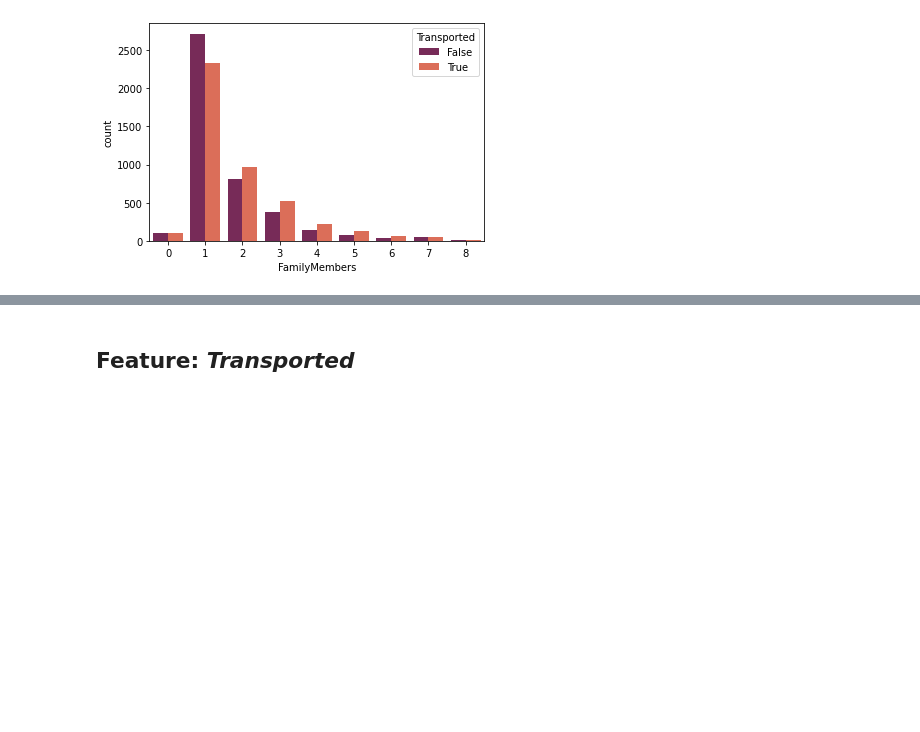
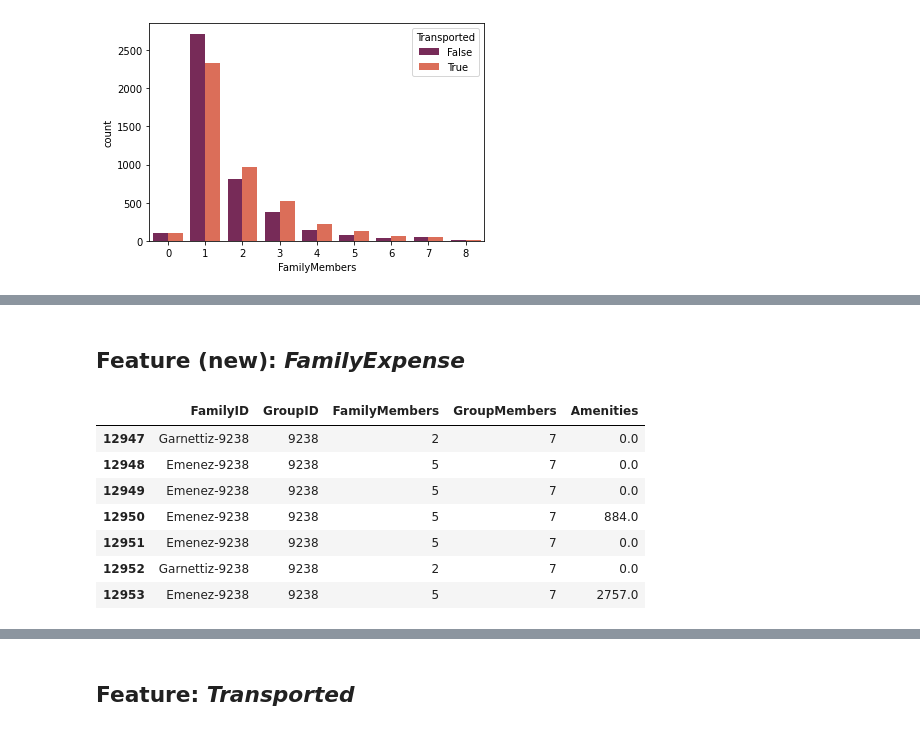
Before and after one commit to pdenieves/github-slideshow, a Jupyter notebook: feature-engineering-xgbclassifier.ipynb, the cells around one changed output, grey strips where cells are left out. Saved outputs shown, nothing was run; the diff lists cells and outputs as text; code cells hidden in the pictures; blank space fills up the shorter version.

```diff
--- a/feature-engineering-xgbclassifier.ipynb
+++ b/feature-engineering-xgbclassifier.ipynb
@@ -897,0 +916,16 @@ sns.countplot(x='FamilyMembers', hue='Transported', palette='rocket',
+# %% [markdown]
+## Feature (new): *FamilyExpense*
+# %%
+# I see than the family expense is made by only one of the members (in general).
+combi_2[['FamilyID', 'GroupID', 'FamilyMembers', 'GroupMembers', 'Amenities']] \
+    [(combi_2['GroupID'] == '9238')] \
+    .sort_values('GroupID', ascending=False)
+# %% [output]
+|  | FamilyID | GroupID | FamilyMembers | GroupMembers | Amenities |
+| 12947 | Garnettiz-9238 | 9238 | 2 | 7 | 0.0 |
+| 12948 | Emenez-9238 | 9238 | 5 | 7 | 0.0 |
+| 12949 | Emenez-9238 | 9238 | 5 | 7 | 0.0 |
+| 12950 | Emenez-9238 | 9238 | 5 | 7 | 884.0 |
+| 12951 | Emenez-9238 | 9238 | 5 | 7 | 0.0 |
+| 12952 | Garnettiz-9238 | 9238 | 2 | 7 | 0.0 |
+| 12953 | Emenez-9238 | 9238 | 5 | 7 | 2757.0 |
```
Also changed, not shown: parts of 27 cells of this notebook.
